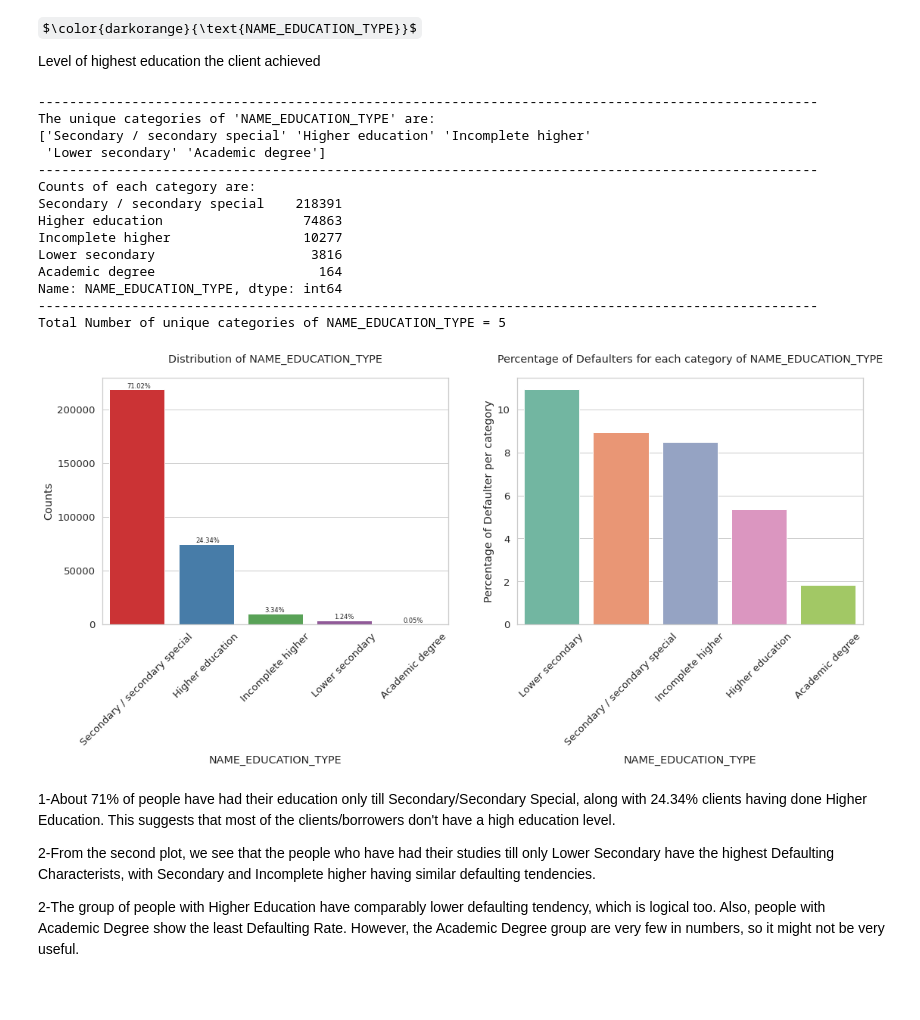
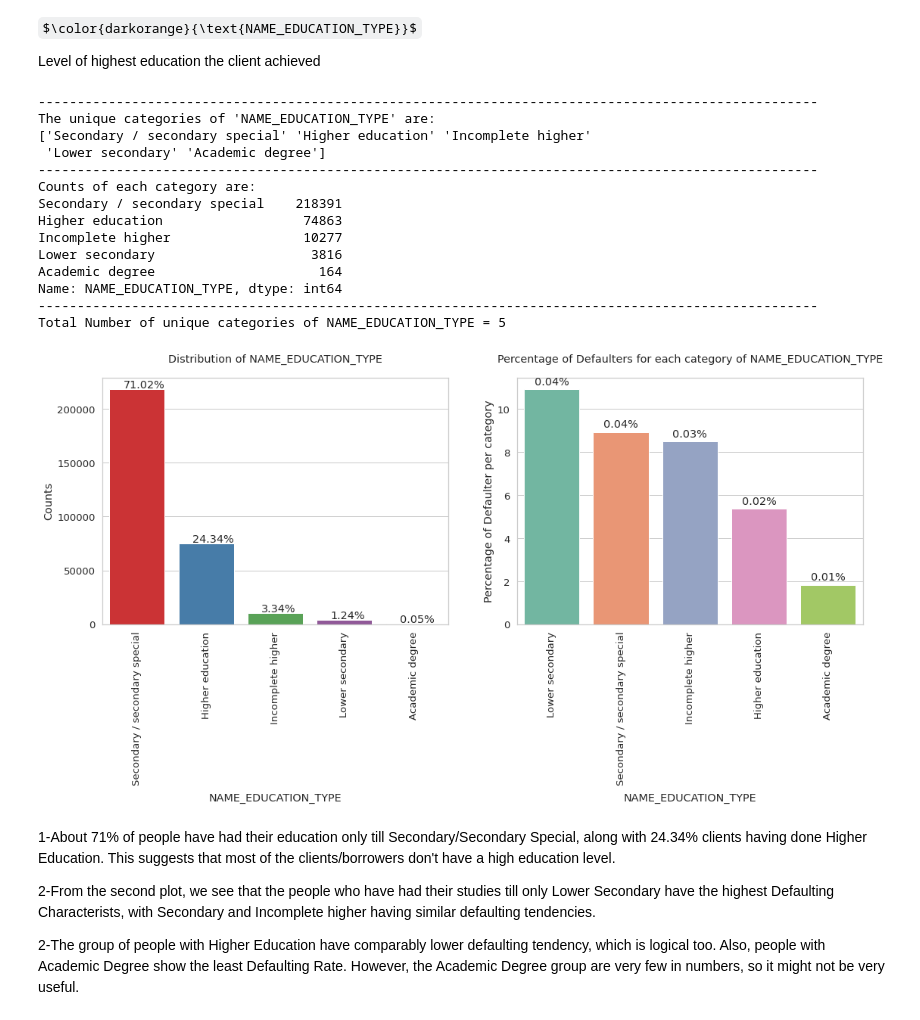
Before and after one commit to Azimoj/Credit-scoring, a Jupyter notebook: Credit_scoring.ipynb, the cells around one changed output. Cells and saved outputs as stored; diff of their text form; code cells hidden in the pictures; some formulas as TeX source; blank space fills up the shorter version.

```diff
--- a/Credit_scoring.ipynb
+++ b/Credit_scoring.ipynb
@@ -210,0 +229,3 @@ df[:25]
+# %%
+app_train.drop(['FONDKAPREMONT_MODE', 'HOUSETYPE_MODE', 'WALLSMATERIAL_MODE'], axis=1, inplace=True)
+app_test.drop(['FONDKAPREMONT_MODE', 'HOUSETYPE_MODE', 'WALLSMATERIAL_MODE'], axis=1, inplace=True)
@@ -798,7 +844,7 @@ plot_continuous_variables(app_train, 'FLOORSMAX_AVG', plots = ['box'], figsize =
 # %% [markdown]
 $\color{blue}{\text{-- Plotting CATEGORICAL variables}}$
 # %%
-def plot_categorical_variables_bar(data, column_name, figsize = (18,6), percentage_display = True, plot_defaulter = True, rotation = 0, horizontal_adjust = 0, fontsize_percent = 'xx-small'):
+def plot_categorical_variables_bar(data, column_name, figsize = (18,6), percentage_display = True, plot_defaulter = True, rotation = 0, horizontal_adjust = 0, fontsize_percent = 'x-small'):
 
     '''
     Function to plot Categorical Variables Bar Plots
@@ -822,7 +868,6 @@ def plot_categorical_variables_bar(data, column_name, figsize = (18,6), percenta
             Fontsize for percentage Display
 
     '''
-
     print(f"Total Number of unique categories of {column_name} = {len(data[column_name].unique())}")
 
     plt.figure(figsize = figsize, tight_layout = False)
@@ -836,7 +881,7 @@ def plot_categorical_variables_bar(data, column_name, figsize = (18,6), percenta
     if percentage_display:
         total_datapoints = len(data[column_name].dropna())
         for p in ax.patches:
-            ax.text(p.get_x() + horizontal_adjust, p.get_height() + 0.005 * total_datapoints, '{:1.02f}%'.format(p.get_height() * 100 / total_datapoints), fontsize = fontsize_percent)
+            ax.text(p.get_x() + horizontal_adjust, p.get_height()+ 0.005 * total_datapoints , '{:1.02f}%'.format(p.get_height() * 100 / total_datapoints))
 
     plt.xlabel(column_name, labelpad = 10)
     plt.title(f'Distribution of {column_name}', pad = 20)
@@ -844,12 +889,24 @@ def plot_categorical_variables_bar(data, column_name, figsize = (18,6), percenta
     plt.ylabel('Counts')
 
     #plotting distribution of category for Defaulters
+
     if plot_defaulter:
         percentage_defaulter_per_category = (data[column_name][data.TARGET == 1].value_counts() * 100 / data[column_name].value_counts()).dropna().sort_values(ascending = False)
 
+        total = len(data[column_name][data.TARGET == 1])
+
         plt.subplot(1,2,2)
-        sns.barplot(x = percentage_defaulter_per_category.index, y = percentage_defaulter_per_category, palette = 'Set2')
+        ax1= sns.barplot(x = percentage_defaulter_per_category.index, y = percentage_defaulter_per_category, palette = 'Set2')
+
+
+        for p in ax1.patches:
+            ax1.annotate('{:.2f}%'.format(100 * p.get_height()/total), (p.get_x() + p.get_width() / 2., p.get_height()),
+                ha = 'center', va = 'center', xytext = (0, 10), textcoords = 'offset points')
+            #ax1.annotate(p.get_x()+ p.get_width() / 2. , p.get_height() , '{:1.02f}%'.format(p.get_height() * 100 / total), fontsize = fontsize_percent)
+
+
         plt.ylabel('Percentage of Defaulter per category')
         plt.xlabel(column_name, labelpad = 10)
         plt.xticks(rotation = rotation)
         plt.title(f'Percentage of Defaulters for each category of {column_name}', pad = 20)
+    plt.show()
@@ -1027,25 +1094,25 @@ Level of highest education the client achieved
 # %%
 #let us first see the unique categories of 'NAME_EDUCATION_TYPE'
 print_unique_categories(app_train, 'NAME_EDUCATION_TYPE', show_counts = True)
 
 #plotting the Bar Plot for the Column
-plot_categorical_variables_bar(app_train, column_name = 'NAME_EDUCATION_TYPE', rotation = 45, horizontal_adjust = 0.25)
+plot_categorical_variables_bar(app_train, column_name = 'NAME_EDUCATION_TYPE', rotation = 90, horizontal_adjust = 0.2)
 # %% [output]
 ----------------------------------------------------------------------------------------------------
 The unique categories of 'NAME_EDUCATION_TYPE' are:
 ['Secondary / secondary special' 'Higher education' 'Incomplete higher'
  'Lower secondary' 'Academic degree']
 ----------------------------------------------------------------------------------------------------
 Counts of each category are:
 Secondary / secondary special    218391
 Higher education                  74863
 Incomplete higher                 10277
 Lower secondary                    3816
 Academic degree                     164
 Name: NAME_EDUCATION_TYPE, dtype: int64
 ----------------------------------------------------------------------------------------------------
 Total Number of unique categories of NAME_EDUCATION_TYPE = 5
-[figure, old version]
+[figure, new version]
 # %% [markdown]
 1-About 71% of people have had their education only till Secondary/Secondary Special, along with 24.34% clients having done Higher Education. This suggests that most of the clients/borrowers don't have a high education level.
 
```
Also changed, not shown: parts of 73 cells of this notebook.
